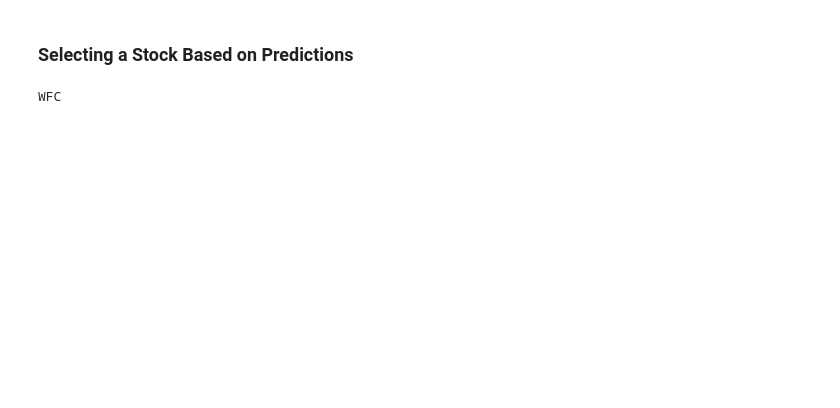
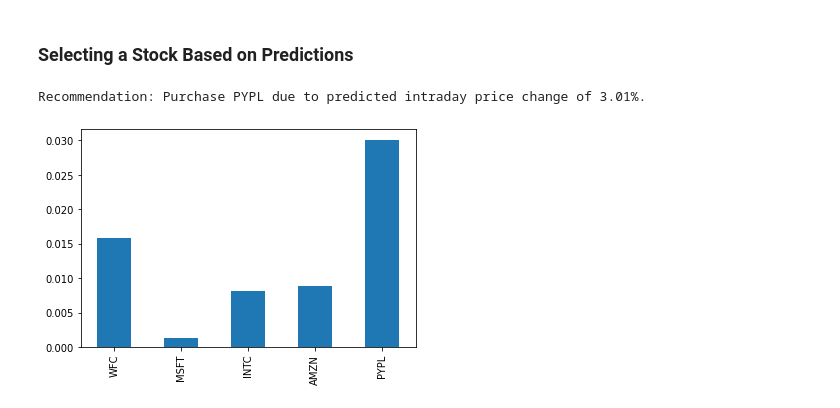
Before and after one commit to WDB40/data-processing-python, a Jupyter notebook: yfinance_library.ipynb, the cells around one changed output. Cells and saved outputs as stored; diff of their text form; code cells hidden in the pictures; blank space fills up the shorter version.

Commit message:
Getting recommendation based on latest and displaying predictions

```diff
--- a/yfinance_library.ipynb
+++ b/yfinance_library.ipynb
@@ -209,13 +211,30 @@ For AMZN:
 # %% [markdown]
 <h3>Selecting a Stock Based on Predictions</h3>
-# %%
-def getRecommendation(data_set, based_on):
-    final_predictions = {}
-    for key, history in selected_1m_history.items():
-        final_predictions[key] = history.iloc[-1]["Prediction"]
-
-    return max(final_predictions, key=final_predictions.get)
-# %%
-print(getRecommendation(selected_1m_history, "Prediction"))
-# %% [output]
-WFC
+# %%
+def getFinalPredictions(tickers):
+    final_values = {}
+    final_predictions = pd.Series(dtype="float64")
+    for index in range(len(tickers)):
+        final_values[tickers[index]] = selected_stocks.tickers[index].history(period="2d")
+        getIntradayChangeInfo(final_values[tickers[index]])
+    for key, values in final_values.items():
+        values["Prediction"] = createPredictions(models[key], values, features)
+        final_predictions[key] = values.iloc[-1]["Prediction"]
+    return final_predictions
+
+def displayFinalPredictions(final_predictions):
+    final_predictions.plot(kind="bar")
+
+def getRecommendation(final_predictions):
+    return (final_predictions.idxmax(), final_predictions.max())
+
+def printRecommendation(recommendation):
+    print("Recommendation: Purchase {} due to predicted intraday price change of {:.2f}%.".format(recommendation[0], recommendation[1] * 100))
+# %%
+final_predictions = getFinalPredictions(tickers)
+recommendation = getRecommendation(final_predictions)
+printRecommendation(recommendation)
+displayFinalPredictions(final_predictions)
+# %% [output]
+Recommendation: Purchase PYPL due to predicted intraday price change of 3.01%.
+[figure, added]
```
Also changed, not shown: parts of 5 cells of this notebook.
